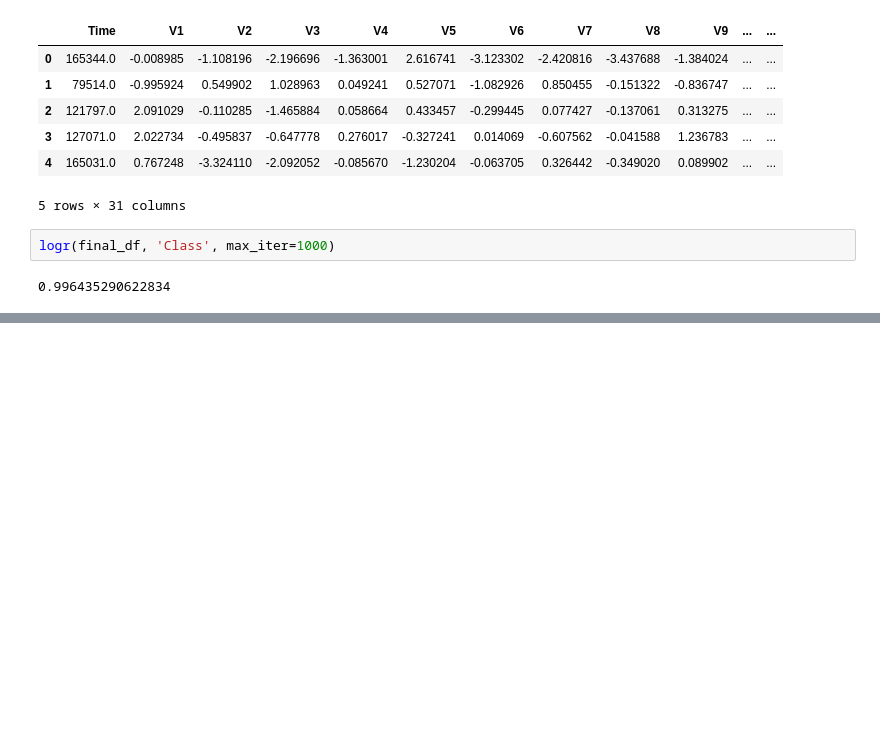
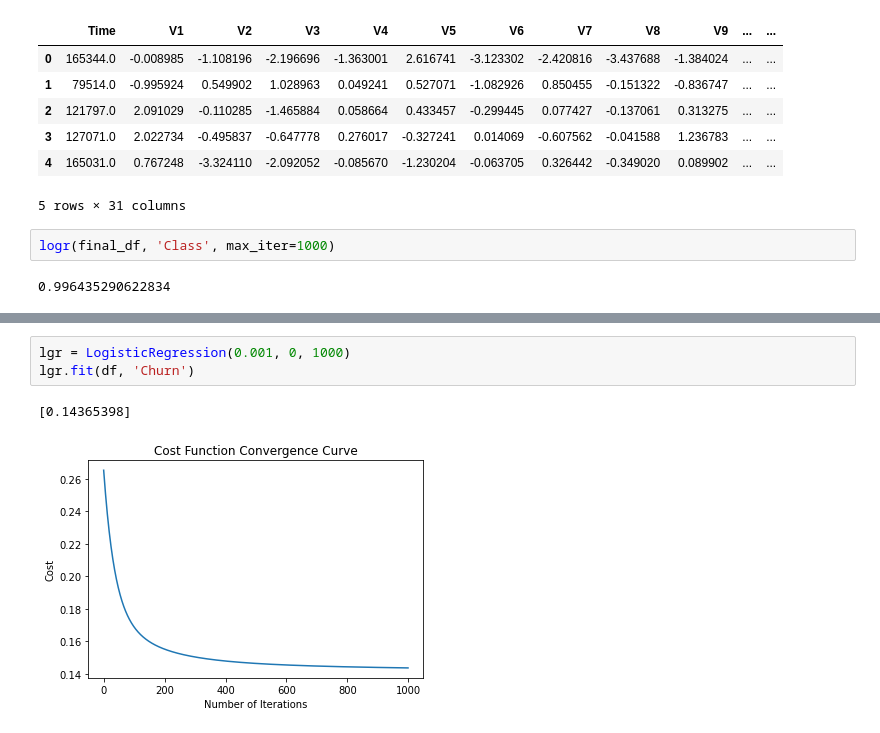
Before and after one commit to AJAkil/ML-Sessional, a Jupyter notebook: Assignment-1/exp.ipynb, the cells around one changed output, grey strips where cells are left out. Saved outputs shown, nothing was run; the diff lists cells and outputs as text; blank space fills up the shorter version.

Commit message:
wrote logisatic regression class, metric and adaboost left

```diff
--- a/Assignment-1/exp.ipynb
+++ b/Assignment-1/exp.ipynb
@@ -1101,0 +1262,6 @@ logr(final_df, 'Class', max_iter=1000)
+# %%
+lgr = LogisticRegression(0.001, 0, 1000)
+lgr.fit(df, 'Churn')
+# %% [output]
+[0.14365398]
+[figure, added]
```
Also changed, not shown: parts of 16 cells of this notebook.
